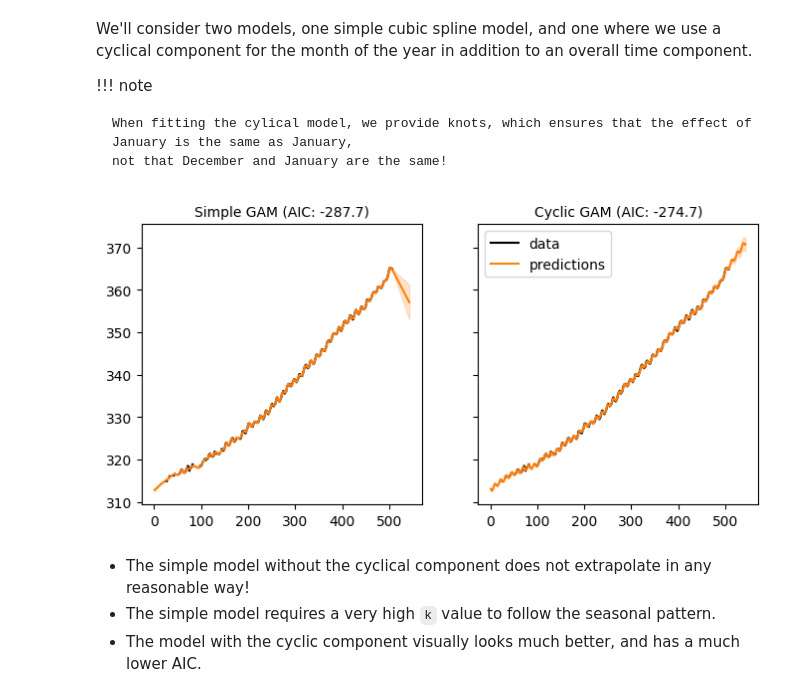
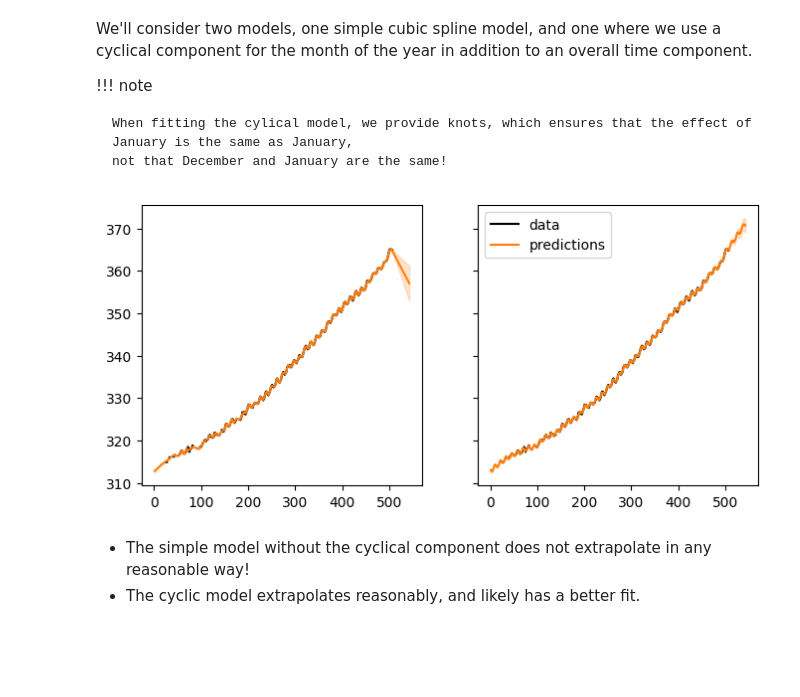
Before and after one commit to danielward27/pymgcv, a Jupyter notebook: docs/examples/cyclical_components.ipynb, the cells around one changed output. Saved outputs shown, nothing was run; the diff lists cells and outputs as text; code cells hidden in the pictures; blank space fills up the shorter version.

```diff
--- a/docs/examples/cyclical_components.ipynb
+++ b/docs/examples/cyclical_components.ipynb
@@ -49,36 +51,34 @@ def plot_prediction(gam: AbstractGAM, data, predict_data, ax):
     ax.plot(
         predict_data["c.month"],
         predictions["co2"].fit,
         label="predictions",
         color="tab:orange",
     )
     ax.fill_between(
         predict_data["c.month"],
         predictions["co2"].fit - 2 * predictions["co2"].se,
         predictions["co2"].fit + 2 * predictions["co2"].se,
         alpha=0.2,
         color="tab:orange",
     )
 
 
 predict_data = {
     "c.month": np.arange(1, 544),
     "month": (np.arange(0, 543) % 12) + 1,
 }
 
 fig, axes = plt.subplots(ncols=2, figsize=(8, 4), sharey=True)
 models = {"Simple GAM": simple_gam, "Cyclic GAM": cyclic_gam}
 
 for ax, (name, gam) in zip(axes, models.items(), strict=True):
     plot_prediction(gam, data, predict_data, ax)
-    ax.set_title(f"{name} (AIC: {gam.aic():.1f})", fontsize="medium")
     ax.set_box_aspect(1)
 
 plt.legend()
 plt.show()
 # %% [output]
-[figure, old version]
+[figure, new version]
 # %% [markdown]
 - The simple model without the cyclical component does not extrapolate in any reasonable way!
-- The simple model requires a very high ``k`` value to follow the seasonal pattern.
-- The model with the cyclic component visually looks much better, and has a much lower AIC.
+- The cyclic model extrapolates reasonably, and likely has a better fit.
```
Also changed, not shown: parts of 1 cell of this notebook, 17 other files.
